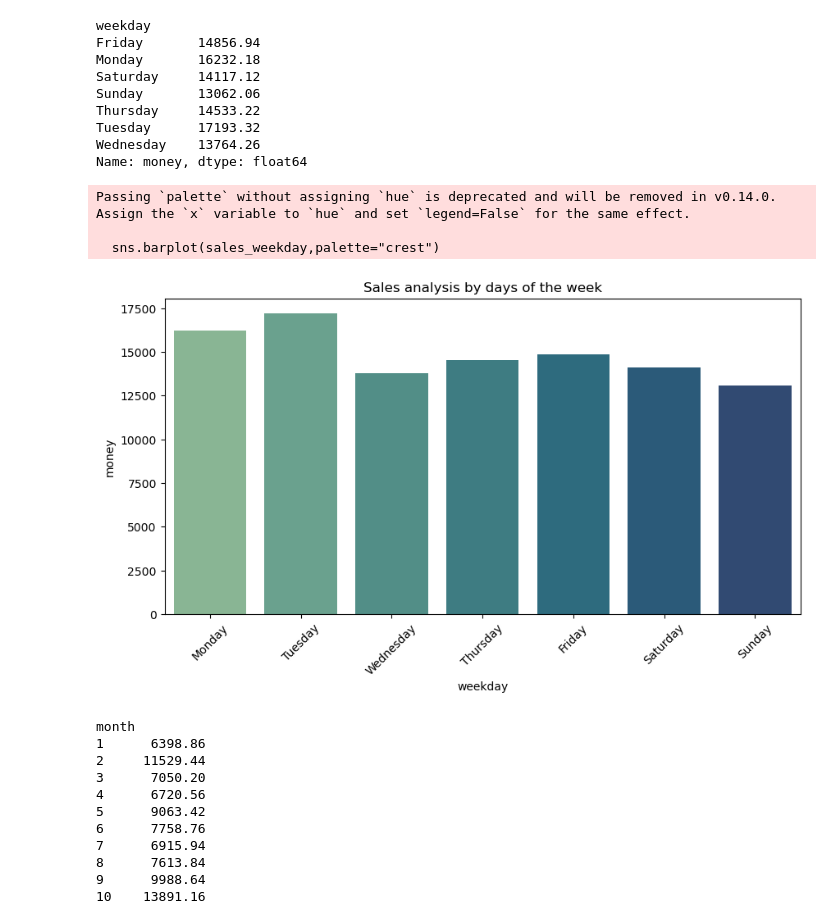
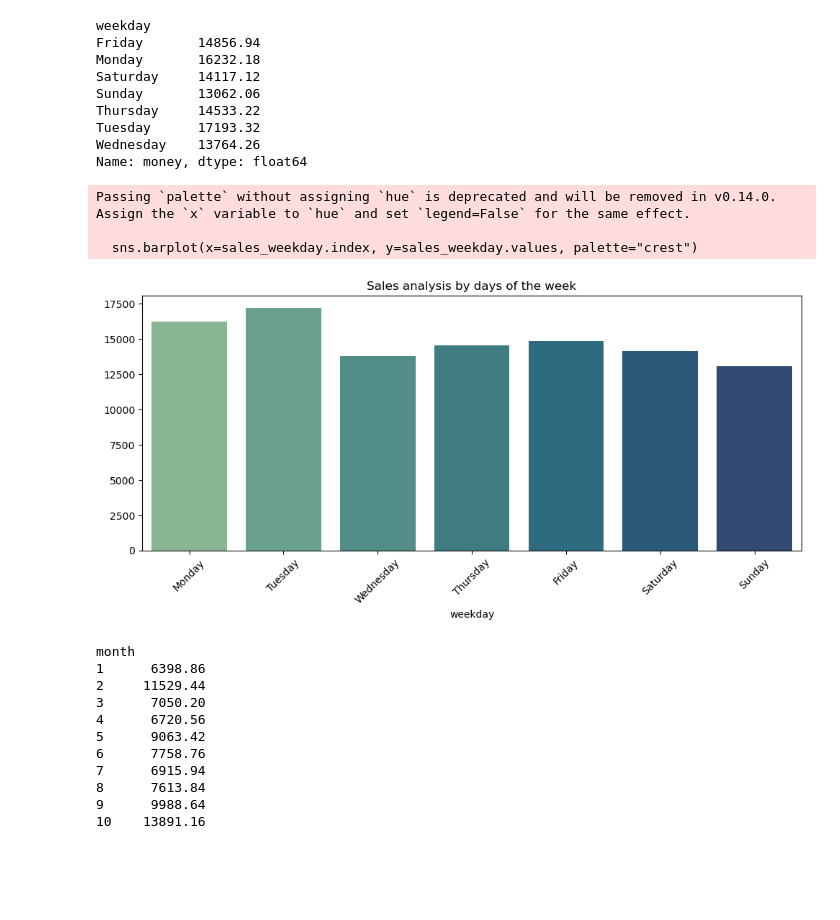
Before and after one commit to AdemCE-eng/CoffeeSales, a Jupyter notebook: Coffee_Sales_Analysis.ipynb, the cells around one changed output. Saved outputs shown, nothing was run; the diff lists cells and outputs as text; code cells hidden in the pictures; blank space fills up the shorter version.

```diff
--- a/Coffee_Sales_Analysis.ipynb
+++ b/Coffee_Sales_Analysis.ipynb
@@ -8,7 +31,7 @@ import pandas as pd
 import matplotlib.pyplot as plt
 import seaborn as sns
 # %%
-df = pd.read_csv("Coffee sales in a vending machine.csv")
+df = pd.read_csv("data/Coffee sales in a vending machine.csv")
 # %%
 df.head() # Quick view of the data
 # %% [output]
@@ -235,15 +261,16 @@ sales_weekday = sales_weekday.reindex(days_order)
 # %%
 # Sales chart by days of the week
 plt.figure(figsize=(10,5))
-sns.barplot(sales_weekday,palette="crest")
+sns.barplot(x=sales_weekday.index, y=sales_weekday.values, palette="crest")
 plt.title("Sales analysis by days of the week")
 plt.xticks(rotation=45)
+plt.tight_layout()
 plt.show()
 # %% [output]
 Passing `palette` without assigning `hue` is deprecated and will be removed in v0.14.0. Assign the `x` variable to `hue` and set `legend=False` for the same effect.
 
-  sns.barplot(sales_weekday,palette="crest")
+  sns.barplot(x=sales_weekday.index, y=sales_weekday.values, palette="crest")
-[figure, old version]
+[figure, new version]
 # %%
 # Extract months from `date`
 df["month"] = df["date"].dt.month
```
Also changed, not shown: parts of 15 cells of this notebook, 12 other files.
